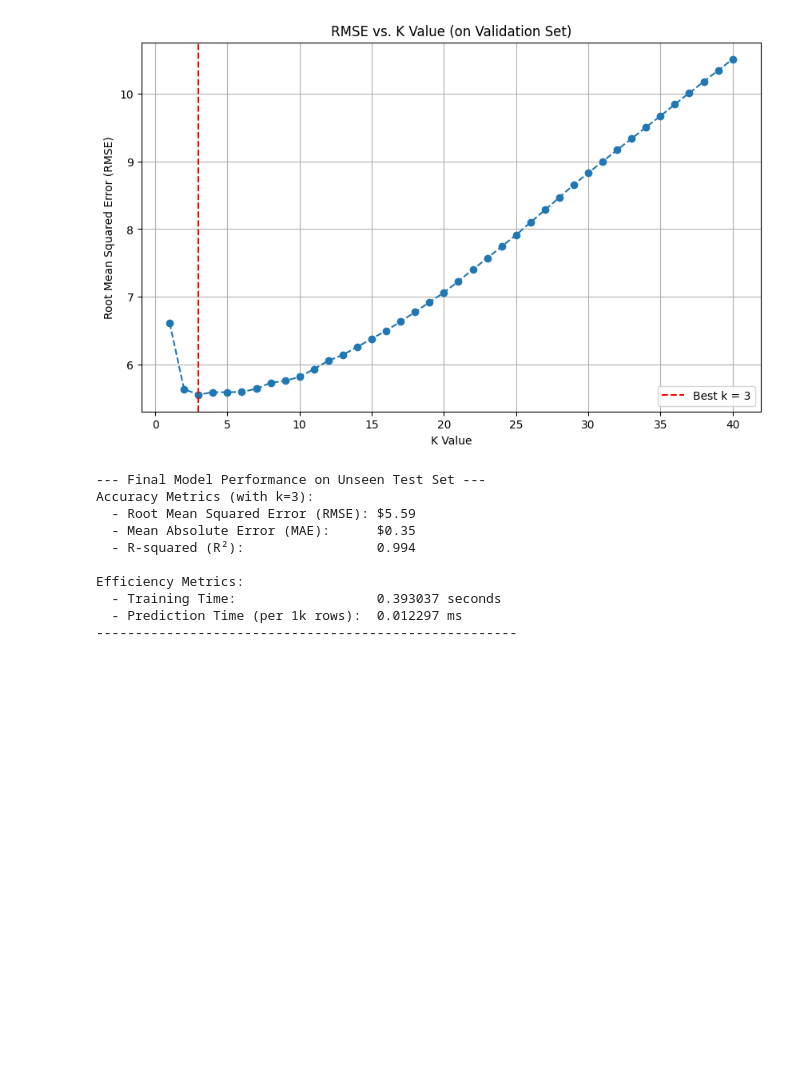
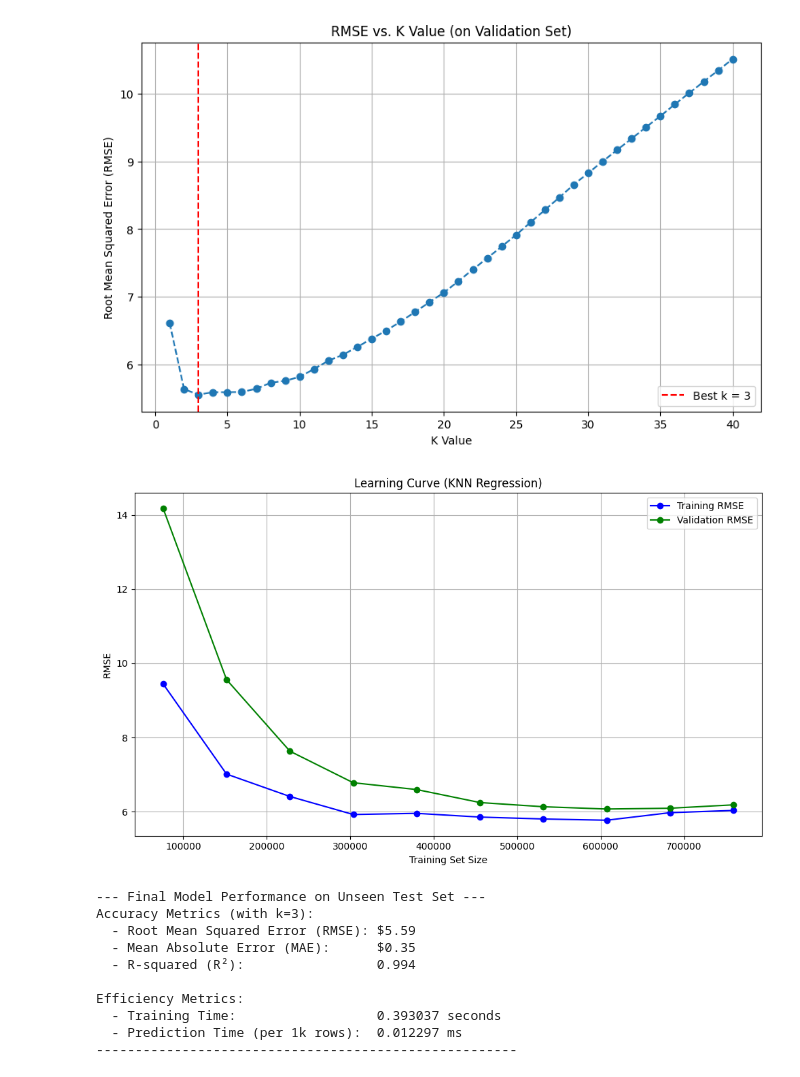
Before and after one commit to davejinyoung/SENG474_flight_pricing_model, a Jupyter notebook: knn_model.ipynb, the cells around one changed output. Drawn from its saved outputs; the diff is of its cells as text; code cells hidden in the pictures; blank space fills up the shorter version.

```diff
--- a/knn_model.ipynb
+++ b/knn_model.ipynb
@@ -11,7 +11,7 @@ import seaborn as sns
 
 # --- 1. Load Data ---
 try:
-    df = pd.read_csv('MarketFarePredictionData.csv')
+    df = pd.read_csv('data/MarketFarePredictionData.csv')
     print("Dataset loaded successfully.")
 except FileNotFoundError:
     print("Error: 'MarketFarePredictionData.csv' not found. Please run the preprocessing script first.")
@@ -75,6 +75,44 @@ plt.show()
 # %% [output]
 Optimal k found: 3 (based on validation set performance)
 [figure]
+# %%
+import numpy as np
+import matplotlib.pyplot as plt
+from sklearn.model_selection import learning_curve
+from sklearn.neighbors import KNeighborsRegressor
+
+# Define your KNN model (set n_neighbors to your best k)
+knn = KNeighborsRegressor(n_neighbors=3)
+
+# Generate learning curve data
+train_sizes, train_scores, val_scores = learning_curve(
+    knn, X_train_scaled, y_train, cv=5, scoring='neg_root_mean_squared_error',
+    train_sizes=np.linspace(0.1, 1.0, 10), shuffle=True, random_state=42
+)
+
+# Convert negative RMSE to positive
+train_rmse = -train_scores
+val_rmse = -val_scores
+
+# Calculate mean and std
+train_rmse_mean = np.mean(train_rmse, axis=1)
+train_rmse_std = np.std(train_rmse, axis=1)
+val_rmse_mean = np.mean(val_rmse, axis=1)
+val_rmse_std = np.std(val_rmse, axis=1)
+
+# Plot
+plt.figure(figsize=(10, 6))
+plt.plot(train_sizes, train_rmse_mean, 'o-', color='blue', label='Training RMSE')
+plt.plot(train_sizes, val_rmse_mean, 'o-', color='green', label='Validation RMSE')
+plt.title('Learning Curve (KNN Regression)')
+plt.xlabel('Training Set Size')
+plt.ylabel('RMSE')
+plt.legend()
+plt.grid(True)
+plt.tight_layout()
+plt.show()
+# %% [output]
+[figure, added]
 # %%
 # --- 6. Train the Final Model and Evaluate on the Test Set ---
 # Now, we train our final model on the COMBINED training and validation data
```
